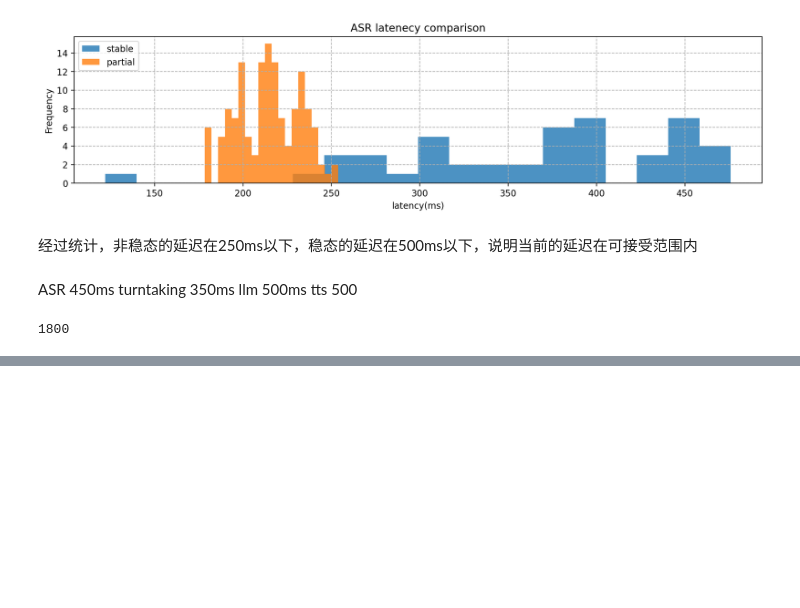
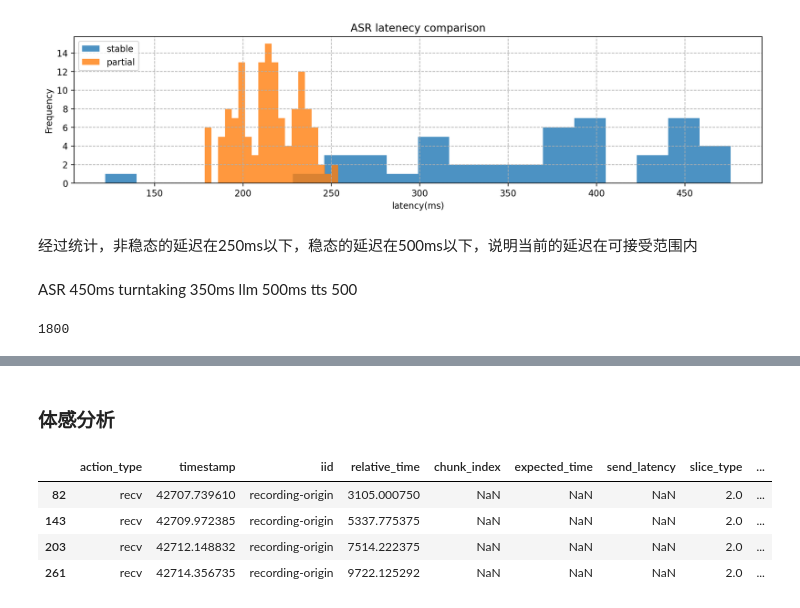
Before and after one commit to Kira1108/audio_latency_summary, a Jupyter notebook: report.ipynb, the cells around one changed output, grey strips where cells are left out. Drawn from its saved outputs; the diff is of its cells as text; code cells hidden in the pictures; blank space fills up the shorter version.

```diff
--- a/report.ipynb
+++ b/report.ipynb
@@ -206,3 +206,14 @@ temp[temp.action_type == 'recv']
 | 419 | recv | 42554.893423 | 8d1f8690-0eef-4a40-83ea-9a9d7e232290 | 16533.311666 | NaN | NaN | NaN | 1.0 | ... |
 | 432 | recv | 42555.375957 | 8d1f8690-0eef-4a40-83ea-9a9d7e232290 | 17015.846291 | NaN | NaN | NaN | 1.0 | ... |
 | 439 | recv | 42555.614120 | 8d1f8690-0eef-4a40-83ea-9a9d7e232290 | 17254.008708 | NaN | NaN | NaN | 2.0 | ... |
+# %% [markdown]
+### 体感分析
+# %%
+recording = dfs[-3]
+recording[recording.slice_type == 2]
+# %% [output]
+|  | action_type | timestamp | iid | relative_time | chunk_index | expected_time | send_latency | slice_type | ... |
+| 82 | recv | 42707.739610 | recording-origin | 3105.000750 | NaN | NaN | NaN | 2.0 | ... |
+| 143 | recv | 42709.972385 | recording-origin | 5337.775375 | NaN | NaN | NaN | 2.0 | ... |
+| 203 | recv | 42712.148832 | recording-origin | 7514.222375 | NaN | NaN | NaN | 2.0 | ... |
+| 261 | recv | 42714.356735 | recording-origin | 9722.125292 | NaN | NaN | NaN | 2.0 | ... |
```
Also changed, not shown: parts of 1 cell of this notebook.
